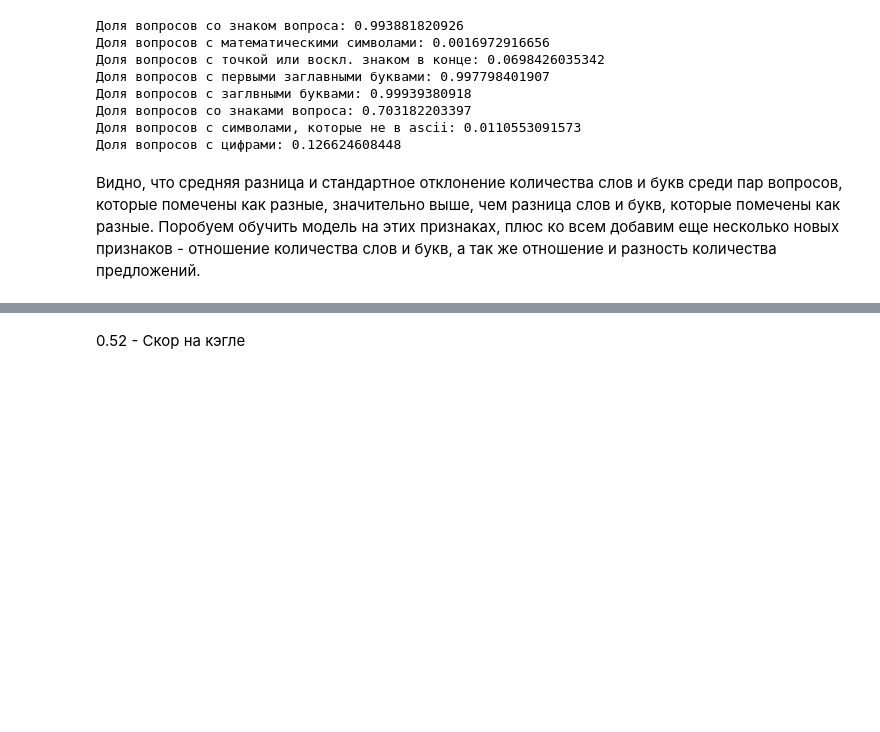
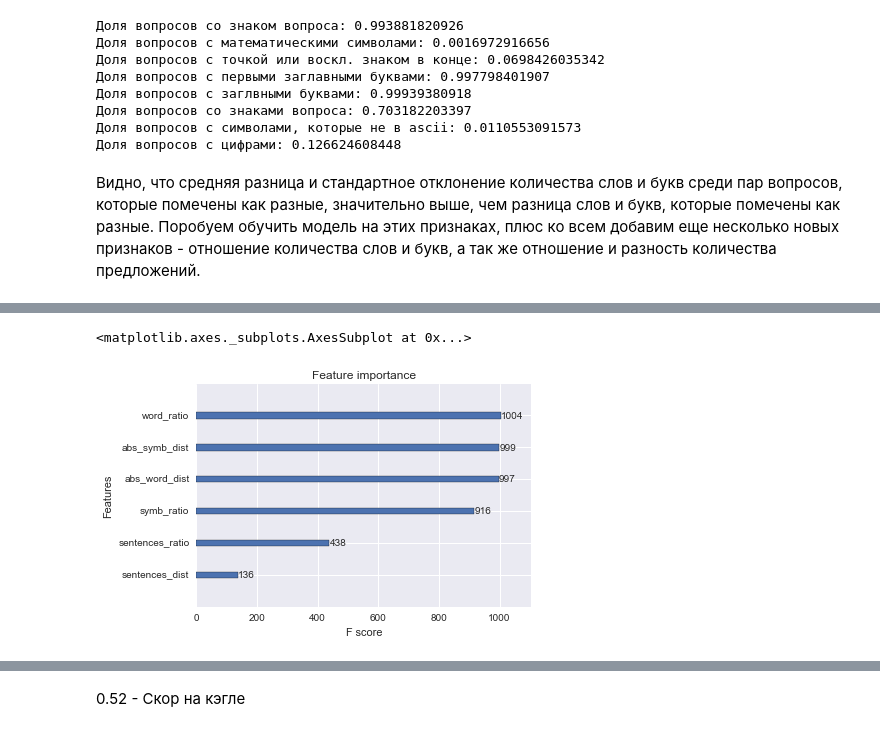
Before and after one commit to swoopyy/minor-proj, a Jupyter notebook: EDA-refactored.ipynb, the cells around one changed output, grey strips where cells are left out. Saved outputs shown, nothing was run; the diff lists cells and outputs as text; code cells hidden in the pictures; blank space fills up the shorter version.

Commit message:
add feature plot

```diff
--- a/EDA-refactored.ipynb
+++ b/EDA-refactored.ipynb
@@ -442,8 +443,6 @@ def extract_features(data, df):
 X_train = extract_features(df_train, pd.DataFrame())
 # %%
 y_train = df_train['is_duplicate']
-# %%
-x_train, x_valid, y_train, y_valid = train_test_split(X_train, y_train, test_size=0.2, random_state=4242)
 # %%
 import xgboost as xgb
 
@@ -452,7 +451,7 @@ def get_xgboost(X, y):
     params['objective'] = 'binary:logistic'
     params['eval_metric'] = 'logloss'
     params['eta'] = 0.02
-    params['max_depth'] = 2
+    params['max_depth'] = 4
 
     d_train = xgb.DMatrix(X, label=y)
     d_valid = xgb.DMatrix(X, label=y)
@@ -460,3 +459,5 @@ def get_xgboost(X, y):
     watchlist = [(d_train, 'train'), (d_valid, 'valid')]
 
     return xgb.train(params, d_train, 300, watchlist, early_stopping_rounds=50, verbose_eval=10)
+# %%
+model = get_xgboost(X_train, y_train)
@@ -463,2 +482,7 @@ def get_xgboost(X, y):
+# %%
+plot_importance(model)
+# %% [output]
+<matplotlib.axes._subplots.AxesSubplot at 0x...>
+[figure, added]
 # %%
 X_test = extract_features(df_test, pd.DataFrame())
```
Also changed, not shown: parts of 32 cells of this notebook.
